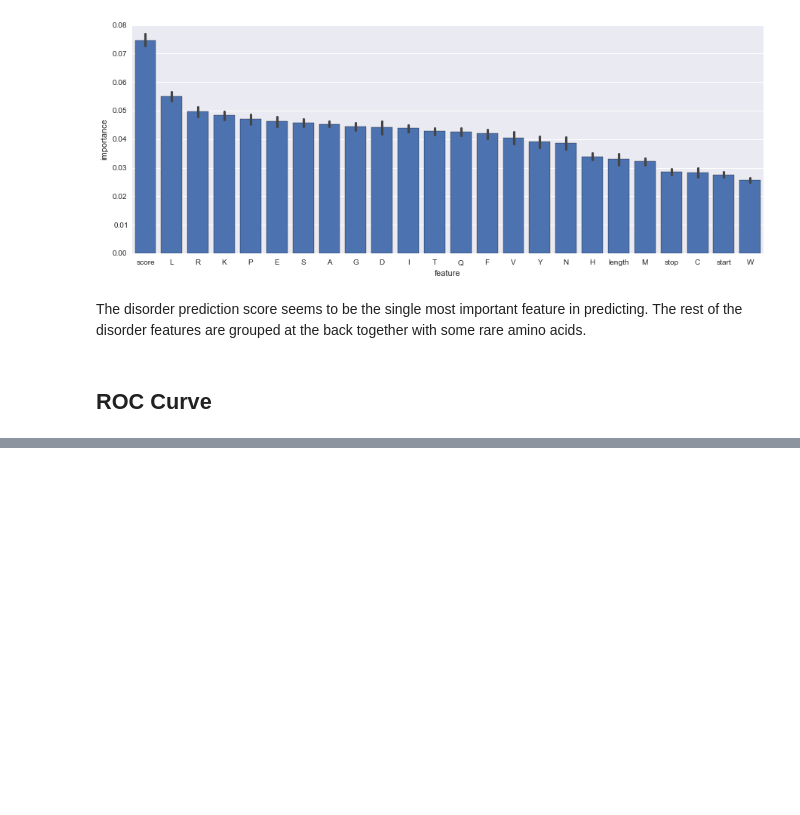
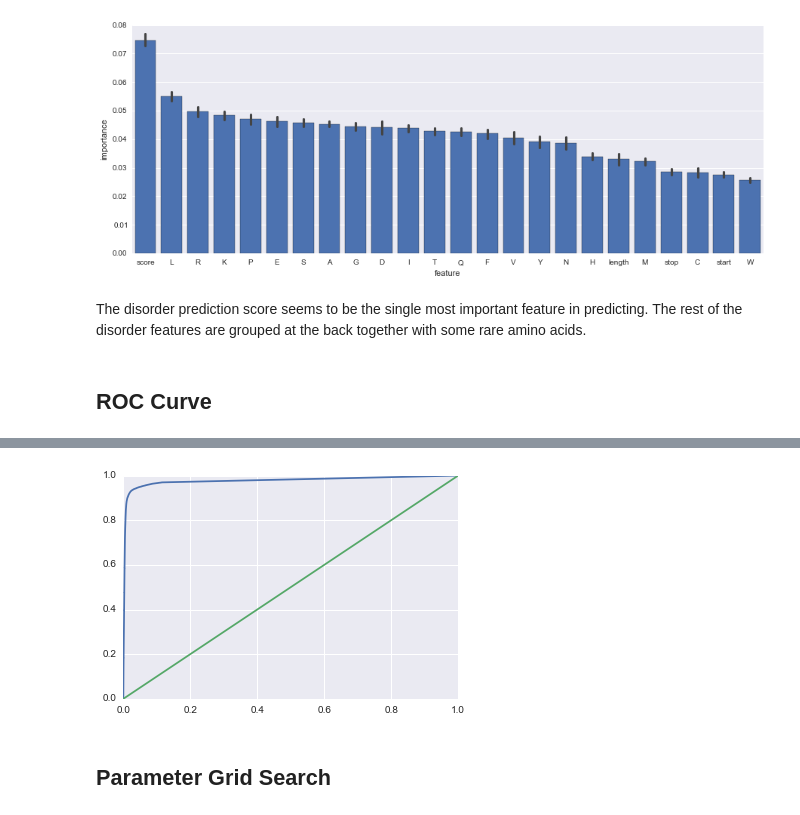
Before and after one commit to Thrinduil/exjobb, a Jupyter notebook: 04_aa_do_features.ipynb, the cells around one changed output, grey strips where cells are left out. Cells and saved outputs as stored; diff of their text form; code cells hidden in the pictures; blank space fills up the shorter version.

```diff
--- a/04_aa_do_features.ipynb
+++ b/04_aa_do_features.ipynb
@@ -289,0 +313,14 @@ Figure this out...
+# %%
+et_clf_oob = ExtraTreesClassifier(n_estimators=50, random_state=42,
+                                  class_weight="auto", oob_score=True,
+                                  bootstrap=True, n_jobs=5)
+et_clf_oob.fit(X_myfeat_both_aa_do, y_both)
+oob_score = et_clf_oob.oob_decision_function_
+fpr, tpr, _ = roc_curve(y_both, oob_score[:,1])
+plt.plot(fpr, tpr)
+plt.plot([0,1], [0,1])
+plt.show()
+# %% [output]
+[figure, added]
+# %% [markdown]
+## Parameter Grid Search
```
Also changed, not shown: parts of 14 cells of this notebook, 2 other files.
